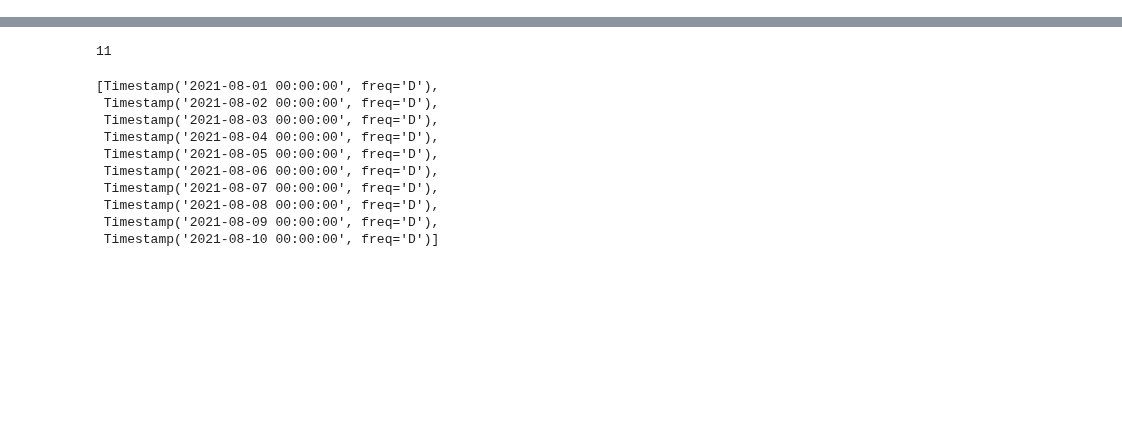
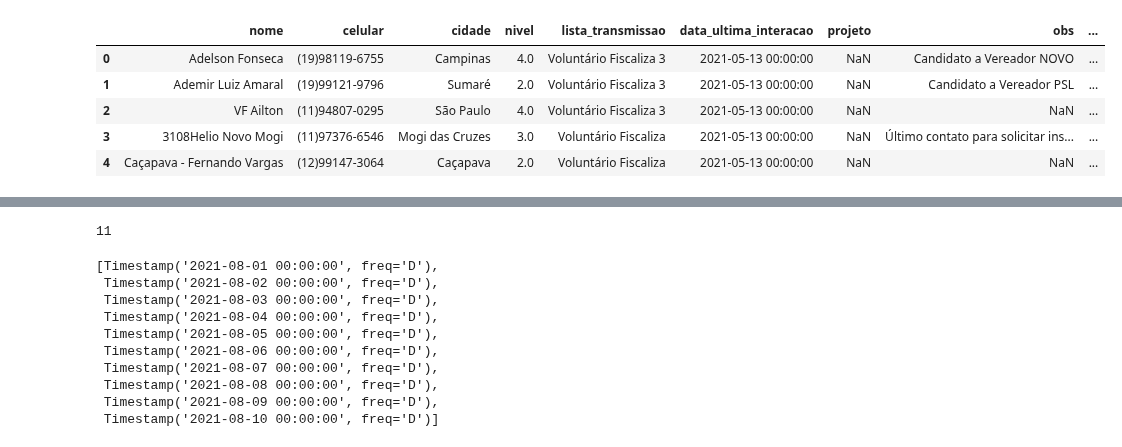
Before and after one commit to d116626/mais_projects, a Jupyter notebook: notebooks/sandbox.ipynb, the cells around one changed output, grey strips where cells are left out. Saved outputs shown, nothing was run; the diff lists cells and outputs as text; code cells hidden in the pictures; blank space fills up the shorter version.

```diff
--- a/notebooks/sandbox.ipynb
+++ b/notebooks/sandbox.ipynb
@@ -13,3 +13,14 @@ pd.options.display.max_colwidth = 200
 
 import basedosdados as bd
 import requests
+# %%
+df = pd.read_excel('/Users/m/Downloads/Controle Voluntários.xlsx', sheet_name='contatos')
+# %%
+df.head()
+# %% [output]
+|  | nome | celular | cidade | nivel | lista_transmissao | data_ultima_interacao | projeto | obs | ... |
+| 0 | Adelson Fonseca | (19)98119-6755 | Campinas | 4.0 | Voluntário Fiscaliza 3 | 2021-05-13 00:00:00 | NaN | Candidato a Vereador NOVO | ... |
+| 1 | Ademir Luiz Amaral | (19)99121-9796 | Sumaré | 2.0 | Voluntário Fiscaliza 3 | 2021-05-13 00:00:00 | NaN | Candidato a Vereador PSL | ... |
+| 2 | VF Ailton | (11)94807-0295 | São Paulo | 4.0 | Voluntário Fiscaliza 3 | 2021-05-13 00:00:00 | NaN | NaN | ... |
+| 3 | 3108Helio Novo Mogi | (11)97376-6546 | Mogi das Cruzes | 3.0 | Voluntário Fiscaliza | 2021-05-13 00:00:00 | NaN | Último contato para solicitar ins... | ... |
+| 4 | Caçapava - Fernando Vargas | (12)99147-3064 | Caçapava | 2.0 | Voluntário Fiscaliza | 2021-05-13 00:00:00 | NaN | NaN | ... |
```
Also changed, not shown: parts of 1 cell of this notebook, 2 other files.
